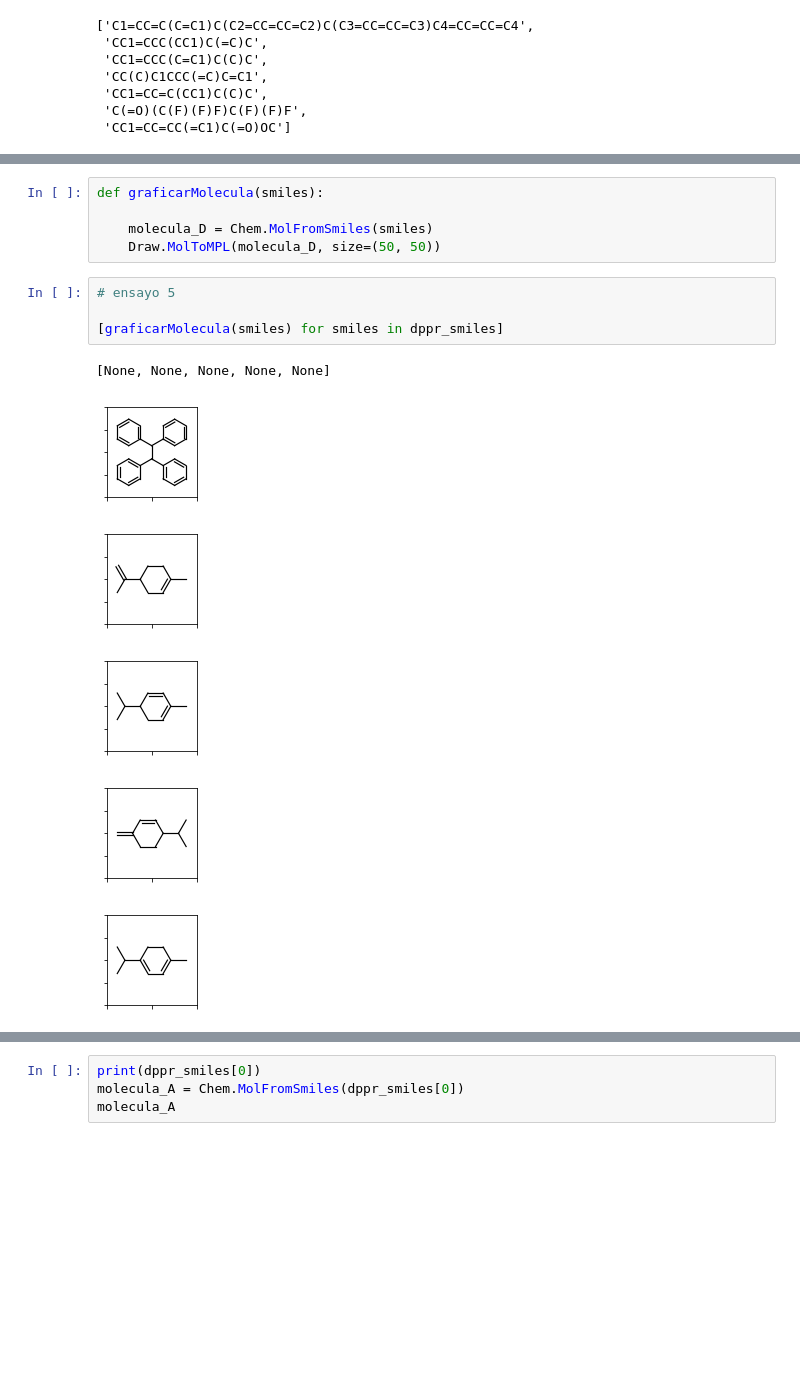
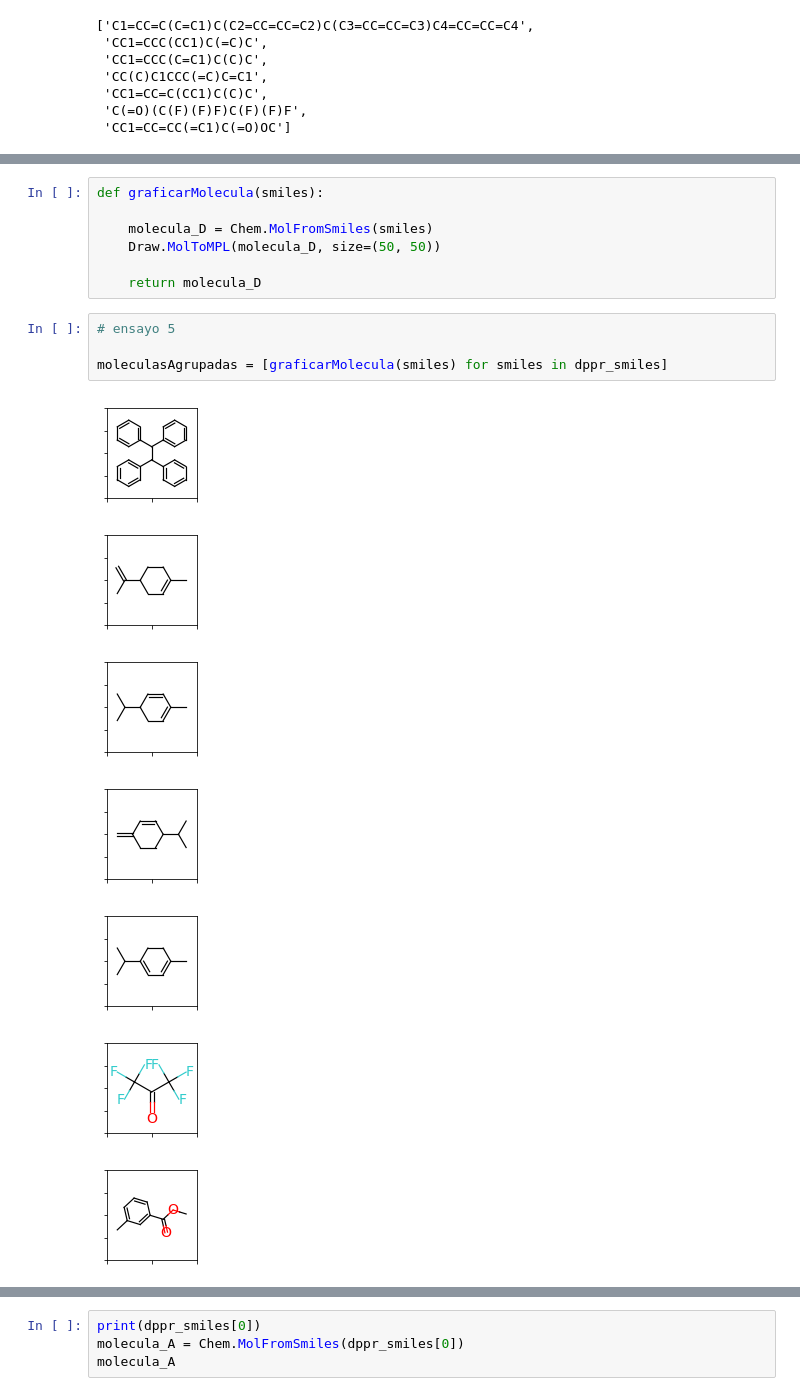
Before and after one commit to pysg/pyther, a Jupyter notebook: grupos.ipynb, the cells around one changed output, grey strips where cells are left out. Cells and saved outputs as stored; diff of their text form; blank space fills up the shorter version.

```diff
--- a/grupos.ipynb
+++ b/grupos.ipynb
@@ -538,14 +554,17 @@ def graficarMolecula(smiles):
 
     molecula_D = Chem.MolFromSmiles(smiles)
     Draw.MolToMPL(molecula_D, size=(50, 50))
+
+    return molecula_D
 # %%
 # ensayo 5
 
-[graficarMolecula(smiles) for smiles in dppr_smiles]
+moleculasAgrupadas = [graficarMolecula(smiles) for smiles in dppr_smiles]
 # %% [output]
-[None, None, None, None, None]
 [figure]
 [figure]
 [figure]
 [figure]
 [figure]
+[figure, added]
+[figure, added]
```
Also changed, not shown: parts of 38 cells of this notebook, 1 other file.
